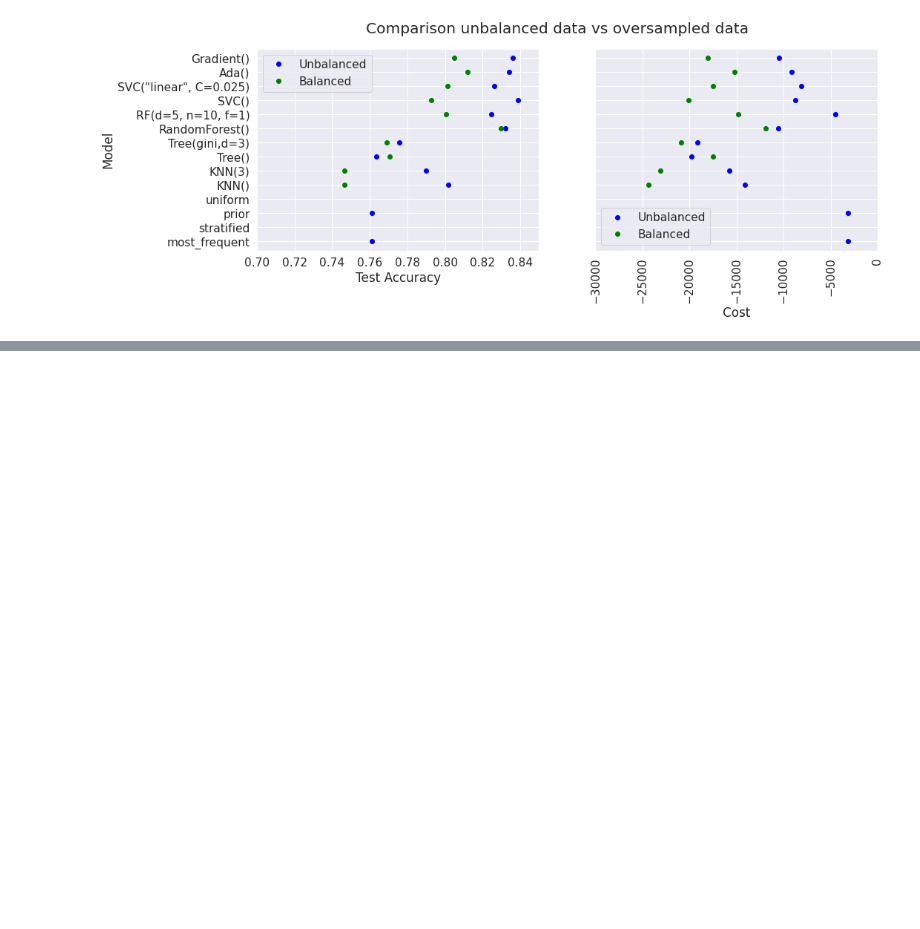
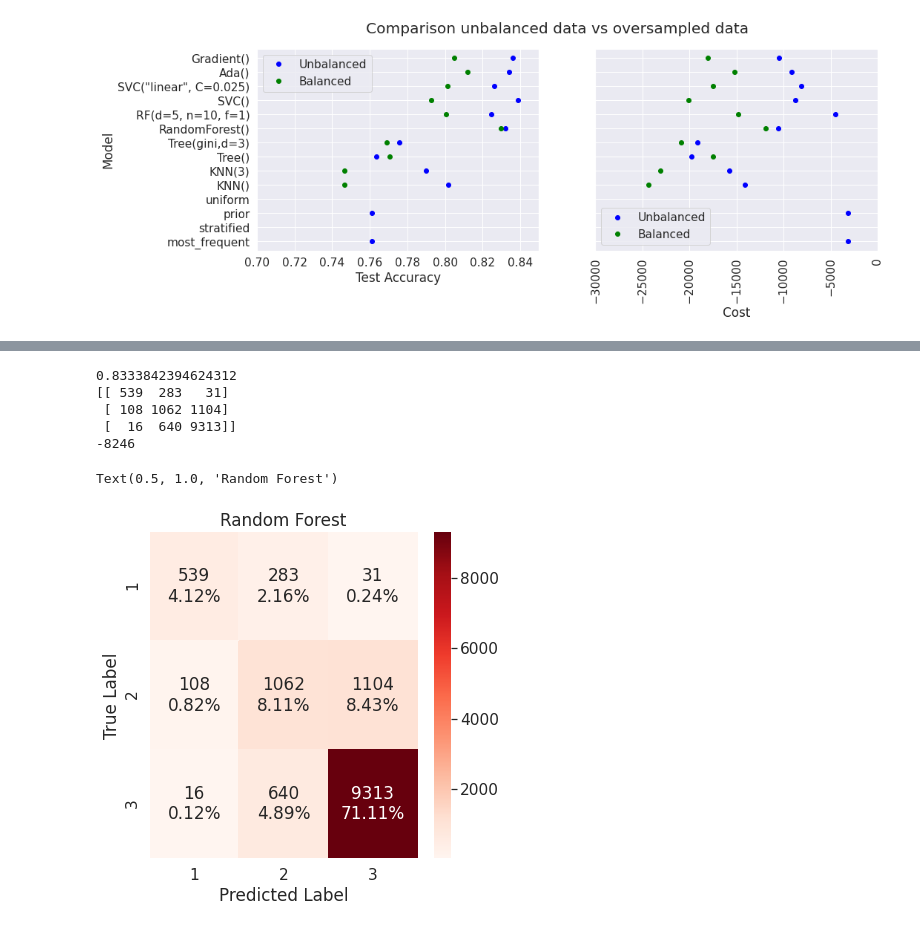
Before and after one commit to andrea-fantini/Predictive_Maintenance_Fanjet, a Jupyter notebook: notebooks/5 - Modeling.ipynb, the cells around one changed output, grey strips where cells are left out. Cells and saved outputs as stored; diff of their text form; code cells hidden in the pictures; blank space fills up the shorter version.

```diff
--- a/notebooks/5 - Modeling.ipynb
+++ b/notebooks/5 - Modeling.ipynb
@@ -472,0 +534,23 @@ choose final model and make predictions
+# %%
+# Random Forest
+select_cv = hyper_tuning['grid_cv object'][1]
+
+test_score = select_cv.score(X_test_scaled, y_test)
+
+y_pred = select_cv.predict(X_test_scaled)
+cm = confusion_matrix(y_test, y_pred)
+cost = my_cost_function(y_test, y_pred)
+
+print(test_score)
+print(cm)
+print(cost)
+_ = plot_multiclass_confusion_matrix(y_test, y_pred,[1,2,3])
+plt.title('Random Forest')
+# %% [output]
+0.8333842394624312
+[[ 539  283   31]
+ [ 108 1062 1104]
+ [  16  640 9313]]
+-8246
+Text(0.5, 1.0, 'Random Forest')
+[figure, added]
```
Also changed, not shown: parts of 44 cells of this notebook, 9 other files.
